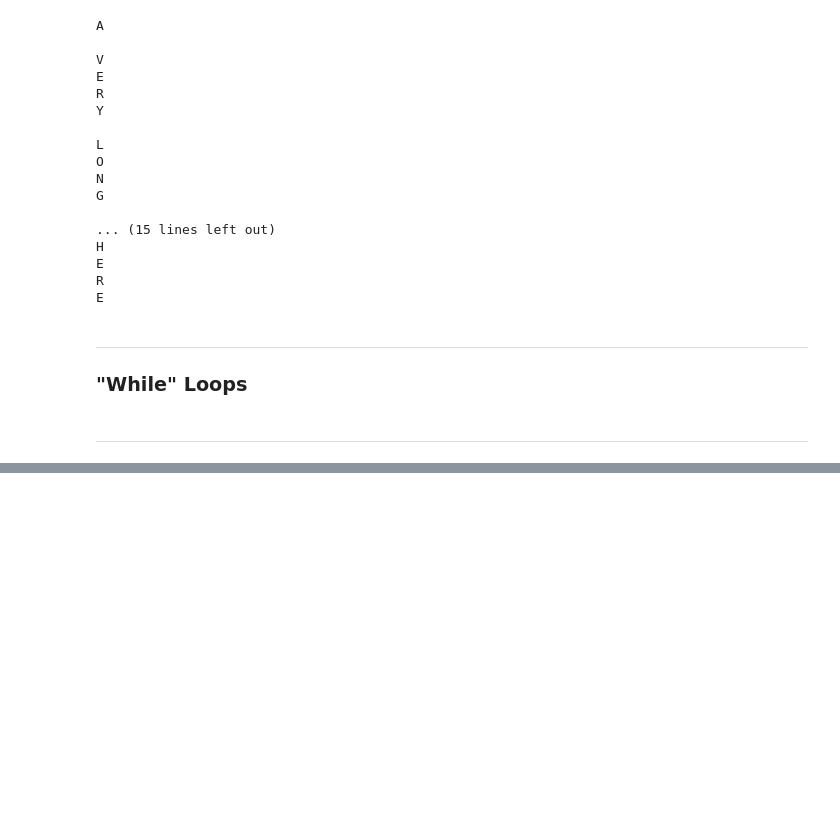
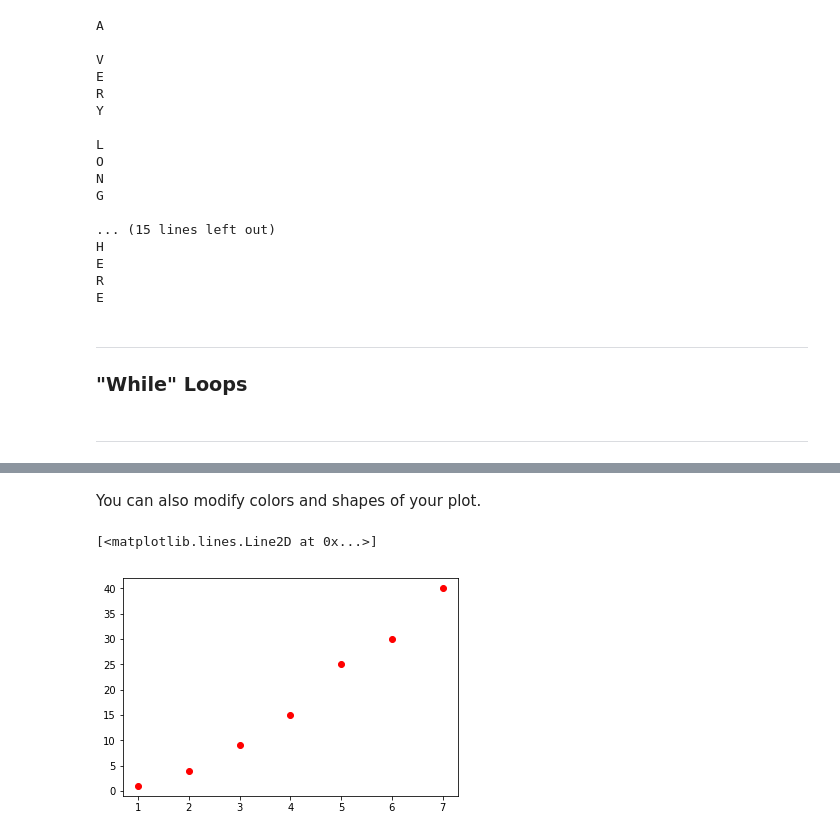
Before and after one commit to Cal-NERDS/intro-to-python, a Jupyter notebook: Intro-to-Python-V3.ipynb, the cells around one changed output, grey strips where cells are left out. Drawn from its saved outputs; the diff is of its cells as text; code cells hidden in the pictures; blank space fills up the shorter version.

```diff
--- a/Intro-to-Python-V3.ipynb
+++ b/Intro-to-Python-V3.ipynb
@@ -888,0 +1017,9 @@ Intro to section 2 here.
+# %% [markdown]
+You can also modify colors and shapes of your plot.
+# %%
+# EXAMPLE
+
+plt.plot([1, 2, 3, 4, 5, 6, 7], [1, 4, 9, 15, 25, 30, 40], "ro")
+# %% [output]
+[<matplotlib.lines.Line2D at 0x...>]
+[figure, added]
```
Also changed, not shown: parts of 99 cells of this notebook.
